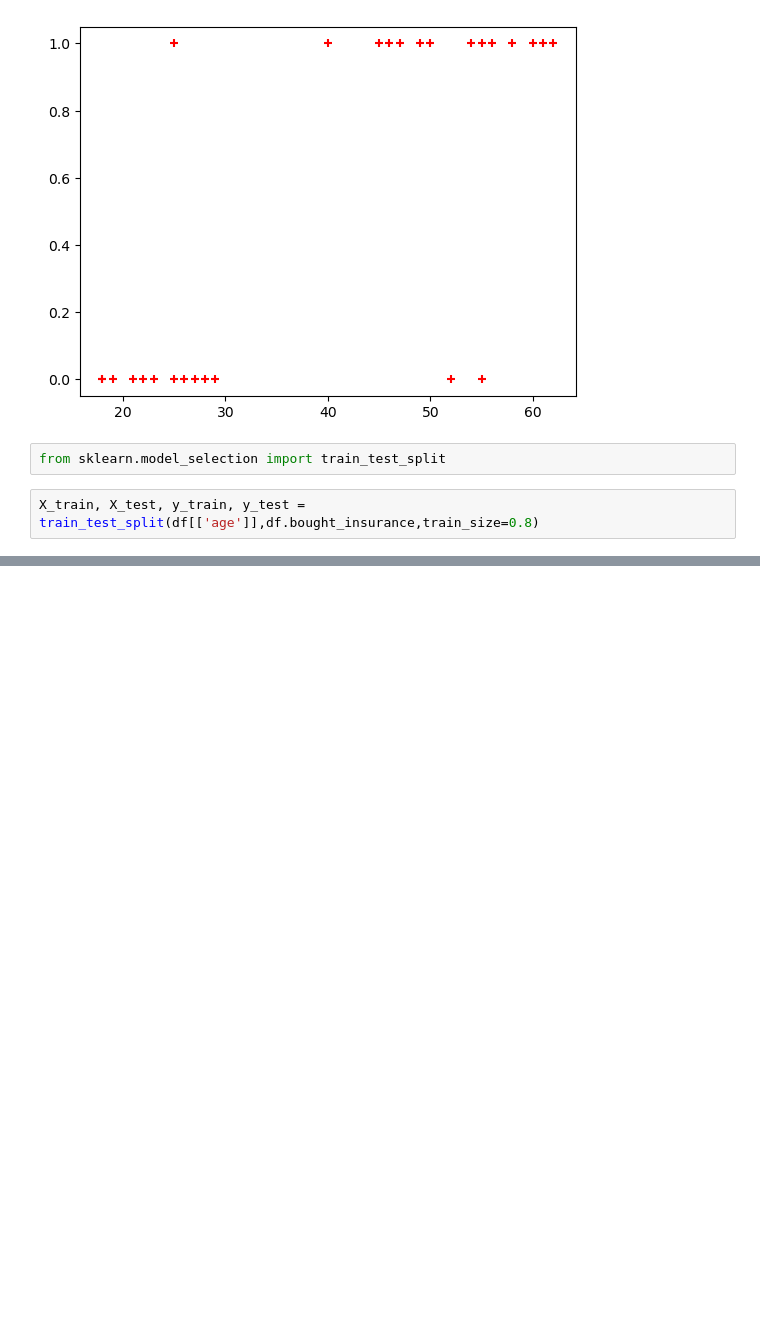
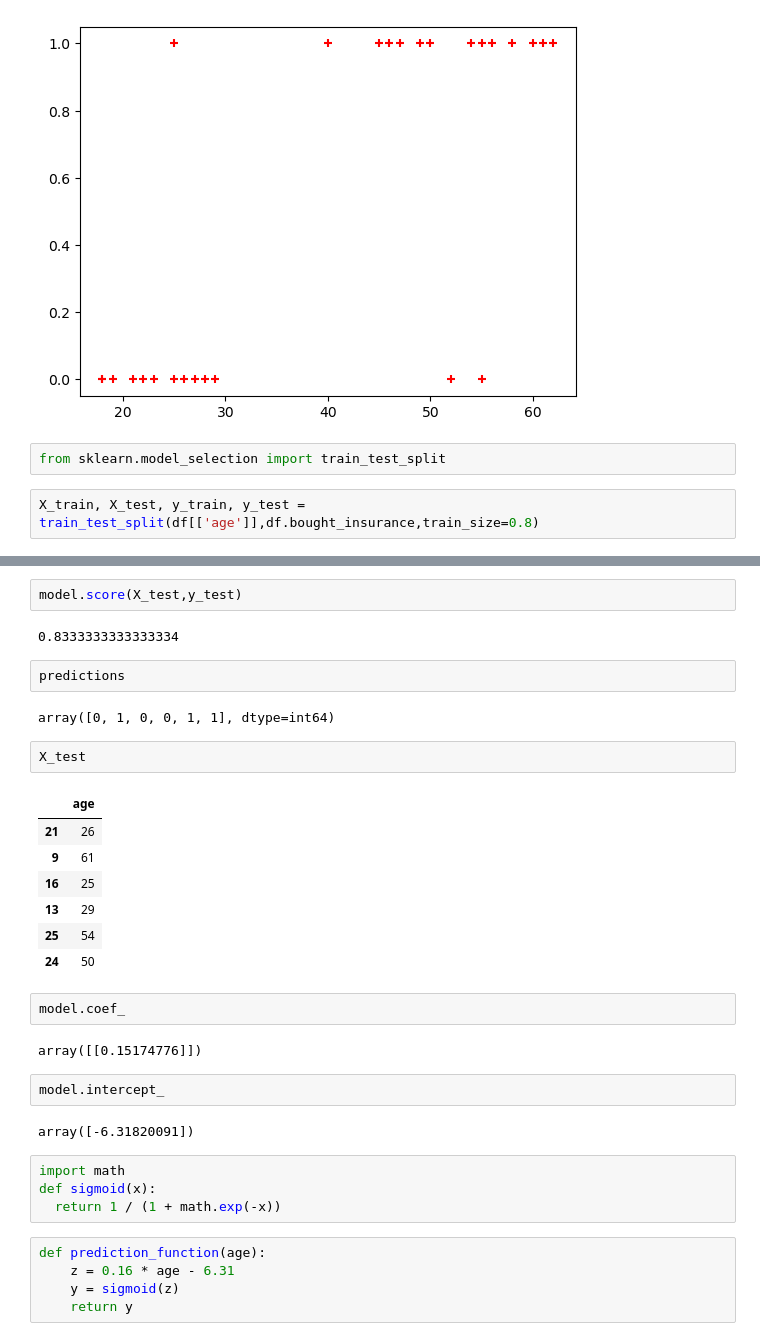
Before and after one commit to khanak2408/MachineLearning_RTU, a Jupyter notebook: ML_3_LogisticRegression.ipynb, the cells around one changed output, grey strips where cells are left out. Cells and saved outputs as stored; diff of their text form; blank space fills up the shorter version.

```diff
--- a/ML_3_LogisticRegression.ipynb
+++ b/ML_3_LogisticRegression.ipynb
@@ -22,0 +61,35 @@ X_train, X_test, y_train, y_test = train_test_split(df[['age']],df.bought_insura
+# %%
+model.score(X_test,y_test)
+# %% [output]
+0.8333333333333334
+# %%
+predictions
+# %% [output]
+array([0, 1, 0, 0, 1, 1], dtype=int64)
+# %%
+X_test
+# %% [output]
+|  | age |
+| 21 | 26 |
+| 9 | 61 |
+| 16 | 25 |
+| 13 | 29 |
+| 25 | 54 |
+| 24 | 50 |
+# %%
+model.coef_
+# %% [output]
+array([[0.15174776]])
+# %%
+model.intercept_
+# %% [output]
+array([-6.31820091])
+# %%
+import math
+def sigmoid(x):
+  return 1 / (1 + math.exp(-x))
+# %%
+def prediction_function(age):
+    z = 0.16 * age - 6.31
+    y = sigmoid(z)
+    return y
```
Also changed, not shown: parts of 9 cells of this notebook.
